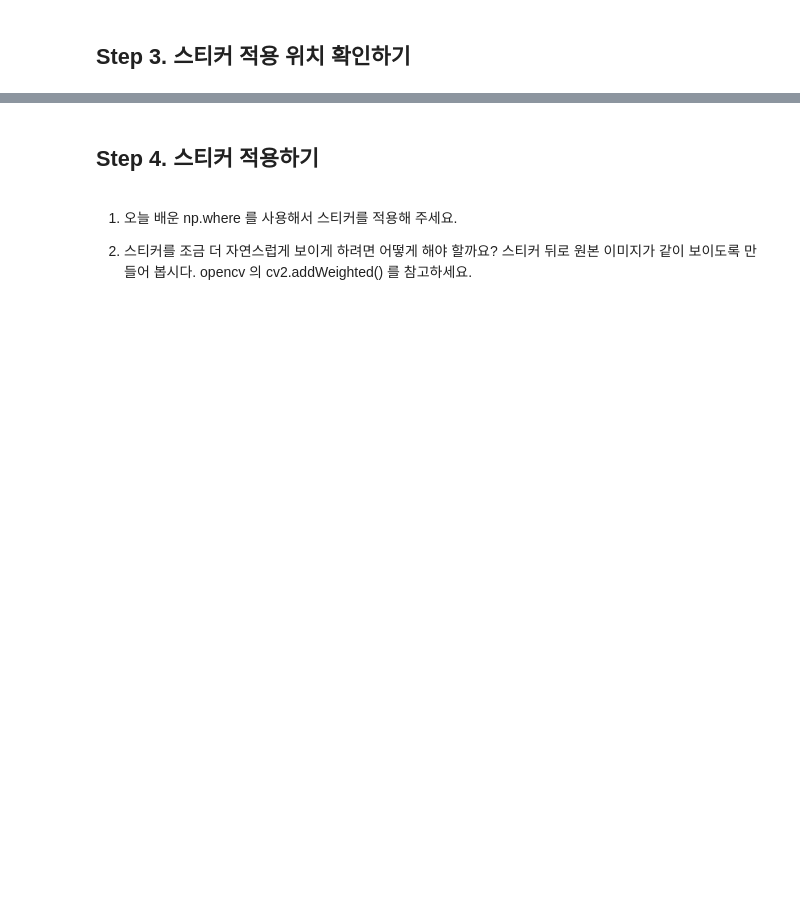
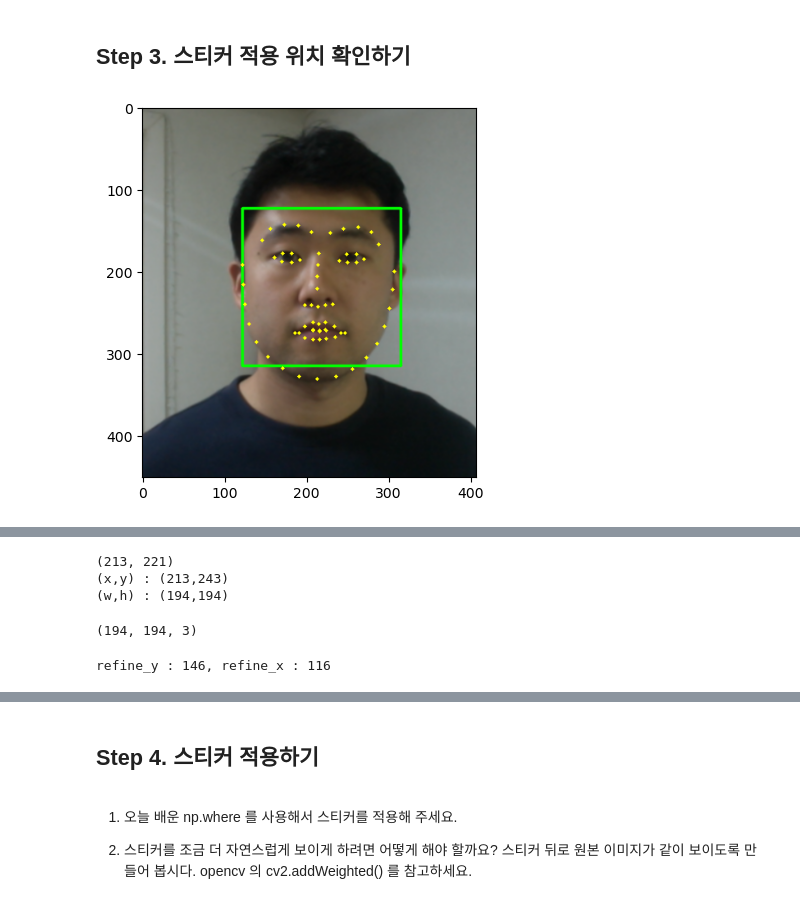
Before and after one commit to seuyon0101/aiffel, a Jupyter notebook: [E-07] 카메라 스티커앱 만들기 첫걸음.ipynb, the cells around one changed output, grey strips where cells are left out. Cells and saved outputs as stored; diff of their text form; code cells hidden in the pictures; blank space fills up the shorter version.

```diff
--- a/[E-07] 카메라 스티커앱 만들기 첫걸음.ipynb
+++ b/[E-07] 카메라 스티커앱 만들기 첫걸음.ipynb
@@ -19,8 +54,63 @@ my_image_path = '../data/camera_sticker/image.png'
 # %% [markdown]
 ## Step 3. 스티커 적용 위치 확인하기
+# %%
+# 잘라진 얼굴 이미지에서 아래 68개의 이목구비 위치를 찾습니다.
+# Dlib의 제공되는 모델을 사용해보겠습니다. 먼저 공개되어 있는 weight file을 다운로드 받습니다.
+# 해당 모델파일은 bz2 압축파일 형태로 제공되어 압축을 풀어준 후 사용하겠습니다.
+
+# !wget http://dlib.net/files/shape_predictor_68_face_landmarks.dat.bz2
+# ! mv /Users/seungyonglee/Desktop/Life3/aiffel/project/aiffel/camera_sticker/model/shape_predictor_68_face_landmarks.dat.bz2 /Users/seungyonglee/Desktop/Life3/aiffel/project/data/shape_predictor_68_face_landmarks.dat.bz2
+
+model_path = '/Users/seungyonglee/Desktop/Life3/aiffel/project/data/camera_sticker/model/shape_predictor_68_face_landmarks.dat'
+landmark_predictor = dlib.shape_predictor(model_path)
+# %%
+list_landmarks = []
+
+for dlib_rect in dlib_rects :
+    points= landmark_predictor(face_rgb, dlib_rect)
+
+    list_points = list(map(lambda p : (p.x,p.y), points.parts()))
+
+    list_landmarks.append(list_points)
+# %%
+for landmark in list_landmarks:
+    for point in landmark:
+        cv.circle(face, point, 2, (0, 255, 255), -1)
+
+face_rgb_landmark = cv.cvtColor(face, cv.COLOR_BGR2RGB)
+plt.imshow(face_rgb_landmark)
+plt.show()
+# %% [output]
+[figure, added]
 # %% [markdown]
 고양이 수염이 적용 될 위치를 landmark를 사용해서 계산해 주세요.
 
 ![image.png](attachment:image.png)
 
 코 끝인 33 번보다 좋은 위치가 있을 거예요.
+# %%
+for dlib_rect, landmark in zip(dlib_rects, list_landmarks) :
+    print(landmark[30])
+    x = landmark[30][0]
+    y = landmark[33][1]
+    w = h = dlib_rect.width()
+    print (f'(x,y) : ({x},{y})')
+    print (f'(w,h) : ({w},{h})')
+# %% [output]
+(213, 221)
+(x,y) : (213,243)
+(w,h) : (194,194)
+# %%
+sticker_path = my_image_path + '/cat-whiskers.png' # 스티커 이미지의 경로
+img_sticker = cv.imread(sticker_path) # 스티커 이미지를 불러옵니다 // cv2.imread(이미지 경로) → image객체 행렬을 반환
+img_sticker = cv.resize(img_sticker, (w,h)) # 스티커 이미지 조정 → w,h는 얼굴 영역의 가로를 차지하는 픽셀의 수(187) // cv2.resize(image객체 행렬, (가로 길이, 세로 길이))
+print (img_sticker.shape) # 사이즈를 조정한 왕관 이미지의 차원 확인
+# %% [output]
+(194, 194, 3)
+# %%
+#refine x and y
+refine_x = x - w//2
+refine_y = y - h//2
+print(f'refine_y : {refine_y}, refine_x : {refine_x}')
+# %% [output]
+refine_y : 146, refine_x : 116
```
Also changed, not shown: parts of 39 cells of this notebook.
